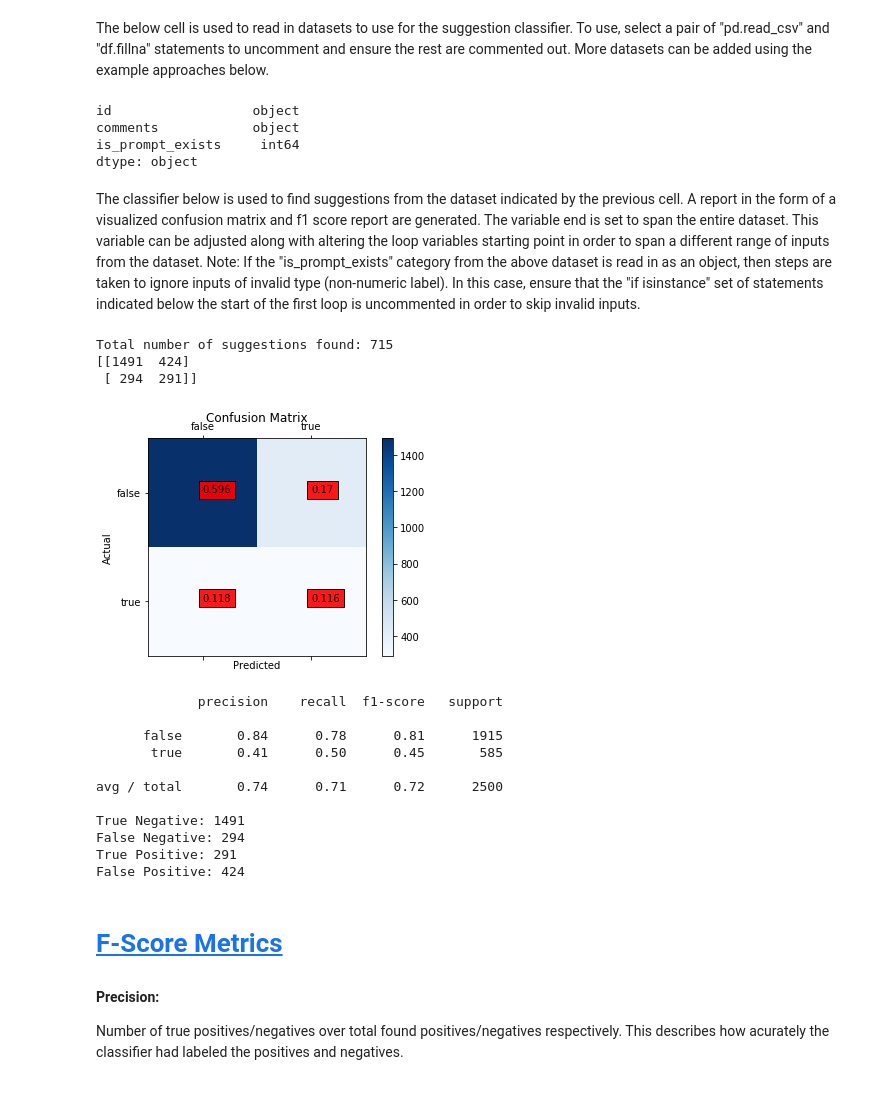
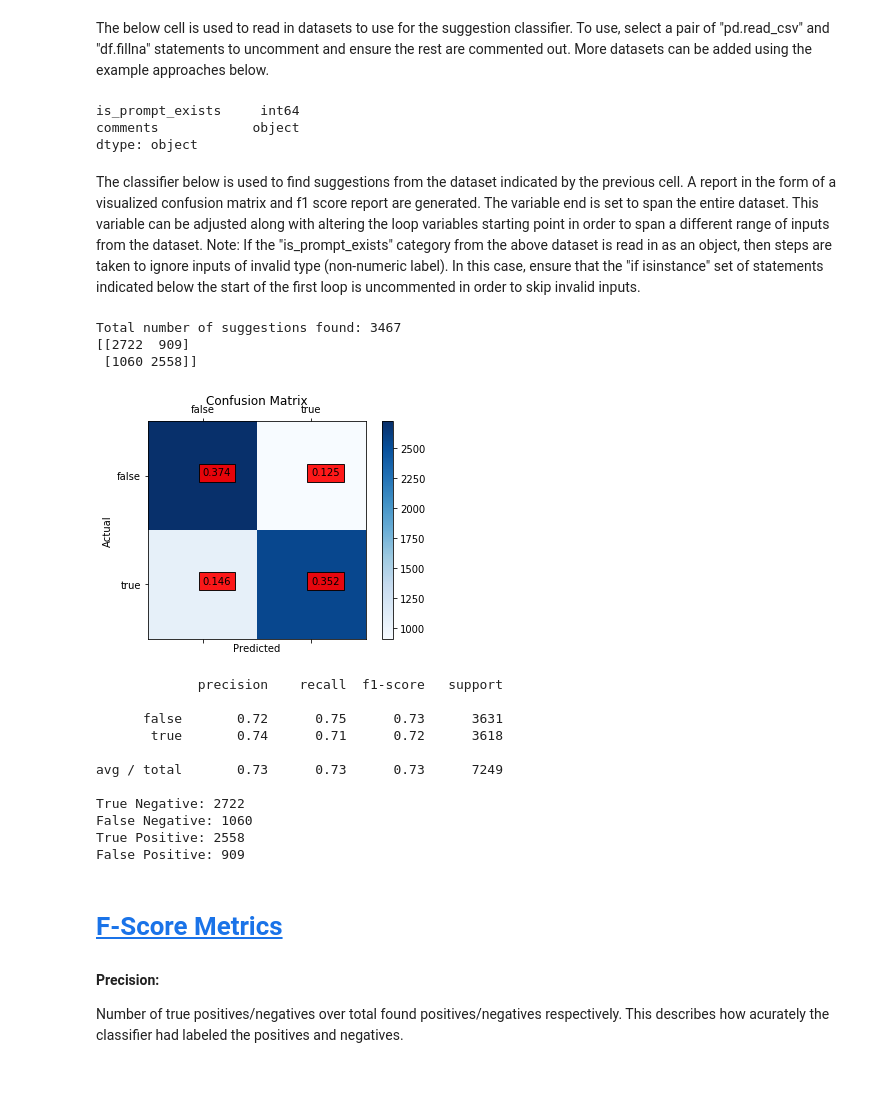
Before and after one commit to Alvores/NaturalLanguageProcessing, a Jupyter notebook: NLP_Rule_Classifier.ipynb, the cells around one changed output. Cells and saved outputs as stored; diff of their text form; code cells hidden in the pictures.

```diff
--- a/NLP_Rule_Classifier.ipynb
+++ b/NLP_Rule_Classifier.ipynb
@@ -31,15 +31,15 @@ config = {
     'raise_on_warnings': True,
     'database': 'data_warehouse',
 }
-# cnx = mysql.connector.connect(**config)
-# cursor = cnx.cursor()
+cnx = mysql.connector.connect(**config)
+cursor = cnx.cursor()
 
-################# Query
+################ Query
 
-# query = ("SELECT id, comment FROM answers "
-#         "WHERE comment LIKE '%could%' OR comment LIKE '%should%' OR comment LIKE 'suggestion';")
-# query = ("SELECT id, comment FROM answers")
-# cursor.execute(query)
+query = ("SELECT id, comment FROM answers "
+        "WHERE comment LIKE '%could%' OR comment LIKE '%should%' OR comment LIKE 'suggestion';")
+query = ("SELECT id, comment FROM answers")
+cursor.execute(query)
 # %% [markdown]
 Use the below cell to create a new csv file with the indicated number of sentences form "num_to_print". Adjusting this value enables a varying length of sentences to be printed up to the maximum read in from the previous SQL query. The output filename under the "with open" statement can be altered to change destination. Uncomment the "writer.writerow" statement to enable printing of sentences.
 # %%
@@ -48,7 +48,7 @@ count = 0
 done = False
 num_to_print = 100 # Adjust this value to determine the number of values to print into csv file
 import csv
-with open('sample_output.csv', 'w', newline = '') as f:
+with open('sample_data.csv', 'w', newline = '') as f:
     writer = csv.writer(f)
     writer.writerow(["Sentence", "Label"])
     for (id, comment) in cursor:
@@ -104,18 +104,17 @@ are commented out. More datasets can be added using the example approaches below
 ######### Read in the dataset to use for classifier
 # df = pd.read_csv("suggestions_data.csv", engine = 'python', na_values = ['no info', '.', ' ', 'NaN'])
 # df.fillna(3, inplace=True)
-# df = pd.read_csv("suggestions_data_balanced.csv", engine = 'python', na_values = ['no info', '.', ' ', 'NaN'])
-# df.fillna(3, inplace=True)
+df = pd.read_csv("suggestions_data_balanced.csv", engine = 'python', na_values = ['no info', '.', ' ', 'NaN'])
+df.fillna(3, inplace=True)
 # df = pd.read_csv("suggestions_data_tweets.csv", engine = 'python');
 # df.fillna(-1, inplace=True)
-df = pd.read_csv("suggestions_trialA.csv", engine = 'python');
-df.fillna(0, inplace=True)
+# df = pd.read_csv("suggestions_trialA.csv", engine = 'python');
+# df.fillna(0, inplace=True)
 
 print(df.dtypes)
 # %% [output]
-id                  object
+is_prompt_exists     int64
 comments            object
-is_prompt_exists     int64
 dtype: object
 # %% [markdown]
 The classifier below is used to find suggestions from the dataset indicated by the previous cell. A report in the form of a visualized confusion matrix and f1 score report are generated. The variable end is set to span the entire dataset. This variable can be adjusted along with altering the loop variables starting point in order to span a different range of inputs from the dataset.
@@ -145,8 +144,8 @@ for loop in range(end):
 #         continue
 #     ####
 #     #### Uncomment below condition only when using suggestions_data_balanced.csv ####
-#     if isinstance(comment, str) == False:
-#         continue
+    if isinstance(comment, str) == False:
+        continue
 #     ####
     sentTok = nltk.sent_tokenize(comment)
     modalVerb = False
@@ -199,48 +198,48 @@ for loop in range(end):
 print("Total number of suggestions found:", sum(suggestions_per_comment))
 # print("Ls:", labels)
 # print("Ps:", predictions)
 ls = ['false', 'true']
 cm = confusion_matrix(labels, predictions)
 print(cm)
 fig = plt.figure()
 ax = fig.add_subplot(111)
 cax = ax.matshow(cm, cmap=plt.cm.Blues) # Bar coloring
 plt.title('Confusion Matrix')
 fig.colorbar(cax)
 ax.set_xticklabels([''] + ls)
 ax.set_yticklabels([''] + ls)
 plt.xlabel('Predicted')
 plt.ylabel('Actual')
 plt.text(s = round(cm[0][0]/end, 3), x = 0, y = 0, color = "black",
          bbox=dict(facecolor='red', alpha=0.9))
 plt.text(s = round(cm[1][1]/end, 3), x = 1, y = 1, color = "black",
          bbox=dict(facecolor='red', alpha=0.9))
 plt.text(s = round(cm[1][0]/end, 3), x = 0, y = 1, color = "black",
          bbox=dict(facecolor='red', alpha=0.9))
 plt.text(s = round(cm[0][1]/end, 3), x = 1, y = 0, color = "black",
          bbox=dict(facecolor='red', alpha=0.9))
 plt.show()
 print(classification_report(labels, predictions, target_names = ls))
 print("True Negative:", cm[0][0])
 print("False Negative:", cm[1][0])
 print("True Positive:", cm[1][1])
 print("False Positive:", cm[0][1])
 # %% [output]
-Total number of suggestions found: 715
-[[1491  424]
- [ 294  291]]
+Total number of suggestions found: 3467
+[[2722  909]
+ [1060 2558]]
-[figure, old version]
+[figure, new version]
              precision    recall  f1-score   support
 
-      false       0.84      0.78      0.81      1915
-       true       0.41      0.50      0.45       585
+      false       0.72      0.75      0.73      3631
+       true       0.74      0.71      0.72      3618
 
-avg / total       0.74      0.71      0.72      2500
+avg / total       0.73      0.73      0.73      7249
 
-True Negative: 1491
-False Negative: 294
-True Positive: 291
-False Positive: 424
+True Negative: 2722
+False Negative: 1060
+True Positive: 2558
+False Positive: 909
 # %% [markdown]
 # [F-Score Metrics](https://en.wikipedia.org/wiki/F1_score)
 
```
Also changed, not shown: 5 other files.
